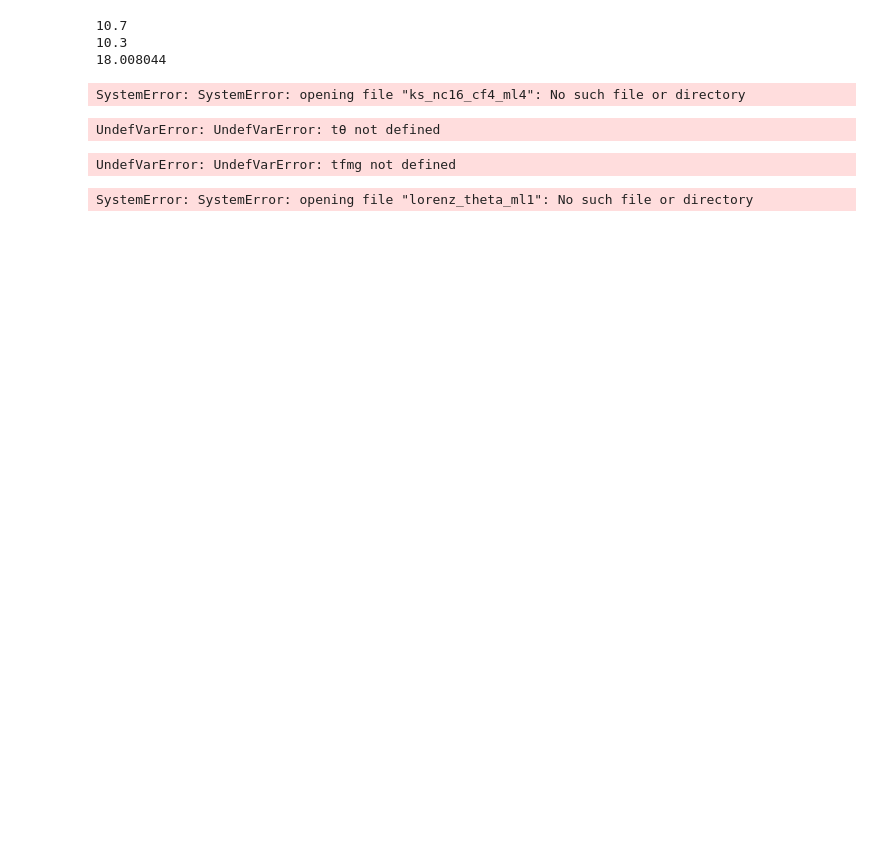
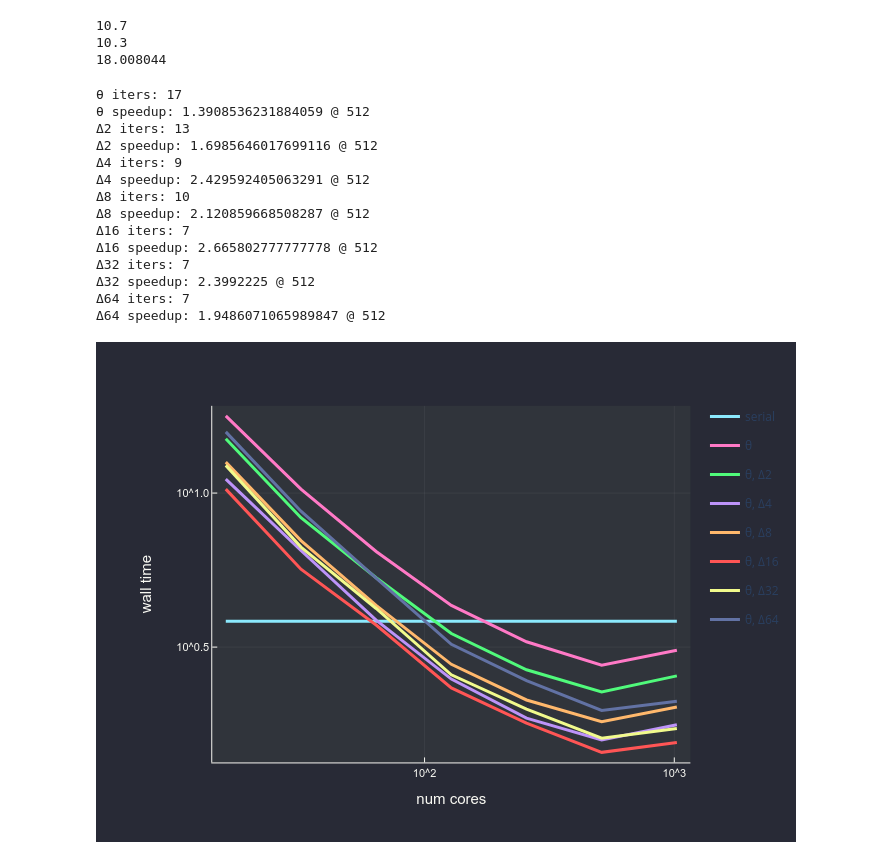
Before and after one commit to XBraid/xbraid, a Jupyter notebook: drivers/experiments/ks/strong_scaling_128/plot.ipynb, the cells around one changed output. Drawn from its saved outputs; the diff is of its cells as text; code cells hidden in the pictures; blank space fills up the shorter version.

```diff
--- a/drivers/experiments/ks/strong_scaling_128/plot.ipynb
+++ b/drivers/experiments/ks/strong_scaling_128/plot.ipynb
@@ -49,7 +49,7 @@ println(parseTiming("ks_nc16_cf4_ml5"))
 # %%
 
 ncores = [16, 32, 64, 128, 256, 512, 1024]
-ranks = [2, 4, 8, 16]
+ranks = [2, 4, 8, 16, 32, 64]
 ml = 5
 cf = 4
 tol = 1e-6
@@ -63,62 +63,46 @@ readθ = nc -> parseTiming("ks_nc$(nc)_cf$(cf)_ml$(ml)", tol)
 tser = parseTiming("ks_ml1")
 pl = plot(ncores, x->tser, linewidth=3, label="serial", xaxis=("num cores", :log), yaxis=("wall time", :log))
 
 # θ timing
 # tθ = zeros(length(ncores))
 # for i in 1:length(ncores)
 #     tθ[i] = parseTiming("ks_nc$(ncores[i])_cf$(cf)_ml$(ml)")
 # end
-itersθ = parseIters("ks_nc$(ncores[1])_cf4_ml4")
+itersθ = parseIters("ks_nc$(ncores[1])_cf4_ml$(ml)")
 tθ = readθ.(ncores)
 println("θ iters: $(itersθ)")
 println("θ speedup: $(tser/minimum(tθ)) @ $(ncores[argmin(tθ)])")
 plot!(pl, ncores, tθ, linewidth=3, label="θ")
 
 # Δ timings
 for rank in ranks
     tΔ = zeros(length(ncores))
     itersΔ = parseIters("ks_Delta$(rank)_nc$(ncores[1])_cf$(cf)_ml$(ml)")
     for i in 1:length(ncores)
         tΔ[i] = readΔ(rank, ncores[i])
     end
     println("Δ$(rank) iters: $(itersΔ)")
     println("Δ$(rank) speedup: $(tser/minimum(tΔ)) @ $(ncores[argmin(tΔ)])")
     plot!(pl, ncores, tΔ, linewidth=3, label="θ, Δ$(rank)")
 end
 savefig(pl, "scaling_cf$(cf)_ml$(ml).png")
 plot!()
 
 # println("fmg iters: $(itersfmg)")
 # println("fmg speedup: $(tser/minimum(tfmg)) @ $(ncores[argmin(tfmg)])")
 # %% [output]
-SystemError: SystemError: opening file "ks_nc16_cf4_ml4": No such file or directory
+θ iters: 17
+θ speedup: 1.3908536231884059 @ 512
+Δ2 iters: 13
+Δ2 speedup: 1.6985646017699116 @ 512
+Δ4 iters: 9
+Δ4 speedup: 2.429592405063291 @ 512
+Δ8 iters: 10
+Δ8 speedup: 2.120859668508287 @ 512
+Δ16 iters: 7
+Δ16 speedup: 2.665802777777778 @ 512
+Δ32 iters: 7
+Δ32 speedup: 2.3992225 @ 512
+Δ64 iters: 7
+Δ64 speedup: 1.9486071065989847 @ 512
+[figure, added]
-# %%
-pl = plot(ncores, [tθ tΔ tfmg ],
-          linewidth=3,
-          dpi=200,
-          label=["$(itersθ) iters: θ" "$(itersΔ) iters: θ, Δ" "$(itersfmg) iters: θ, Δ, fmg"],
-          xaxis=("num cores", :log),
-          yaxis=("wall time", :log),
-)
-plot!(pl, ncores, x->, linewidth=3, label="serial")
-savefig(pl, "scaling_cf$(cf)_ml$(ml).png")
-plot!()
-# %% [output]
-UndefVarError: UndefVarError: tθ not defined
-# %%
-pl = plot(ncores, [tfmg/itersfmg tΔ/itersΔ tθ/itersθ],
-          linewidth=3,
-          dpi=200,
-          label=["θ, Δ, fmg" "θ, Δ" "θ"],
-          xaxis=("num cores", :log),
-          yaxis=("wall time", :log),
-)
-plot!(pl, ncores, x->parseTiming("lorenz_theta_ml1"), linewidth=3, label="serial")
-savefig(pl, "scaling_cf$(cf)_ml$(ml)_normalized.png")
-plot!()
-# %% [output]
-UndefVarError: UndefVarError: tfmg not defined
-# %%
-parseTiming("lorenz_theta_ml1")
-# %% [output]
-SystemError: SystemError: opening file "lorenz_theta_ml1": No such file or directory
```
Also changed, not shown: parts of 1 cell of this notebook, 8 other files.
